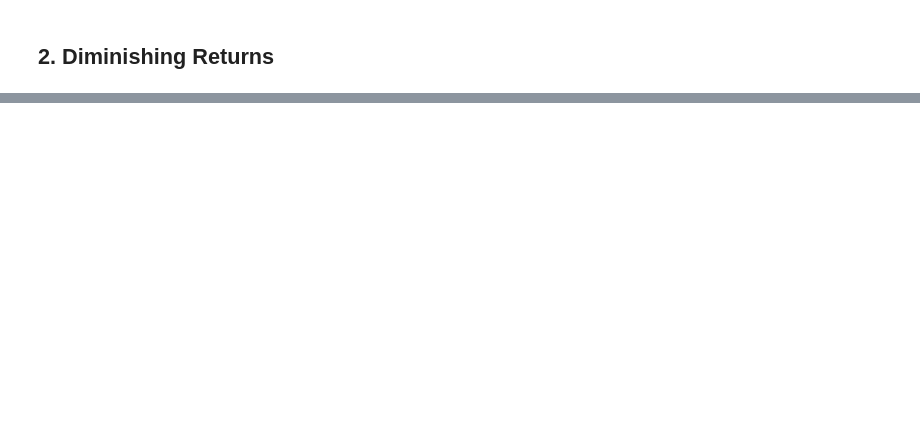
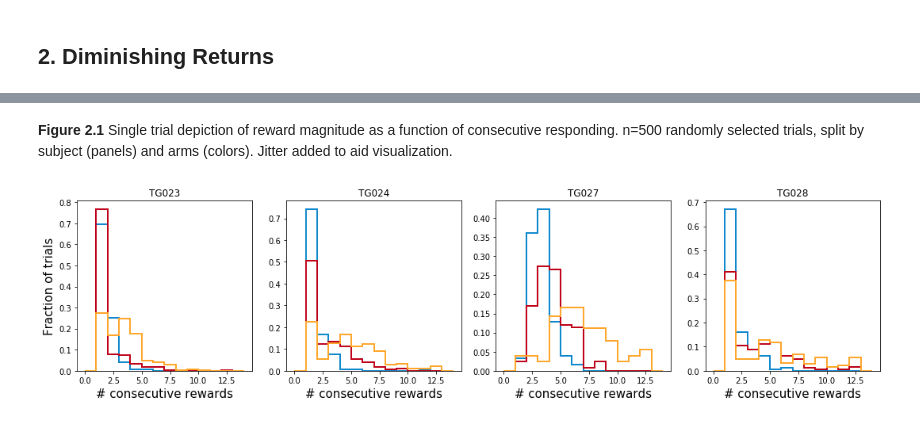
Before and after one commit to tsgouvea/3AF_report, a Jupyter notebook: 3AF_report.ipynb, the cells around one changed output, grey strips where cells are left out. Cells and saved outputs as stored; diff of their text form; code cells hidden in the pictures; blank space fills up the shorter version.

```diff
--- a/3AF_report.ipynb
+++ b/3AF_report.ipynb
@@ -348,0 +468,25 @@ In this variant, arms were visited in an experimenter-imposed sequence and rewar
+# %% [markdown]
+**Figure 2.1** Single trial depiction of reward magnitude as a function of consecutive responding. n=500 randomly selected trials, split by subject (panels) and arms (colors). Jitter added to aid visualization.
+# %%
+hf, ha = plt.subplots(1,len(listSubj),figsize=(15,4),sharex=True)#,sharey=True)
+
+for iSubj in range(len(listSubj)):
+    nameSubj=listSubj[iSubj]
+    ndxSubj=dfDeplt.subj==nameSubj
+    for iArm in list(set(dfDeplt[ndxSubj].arm)):
+        iArm=int(iArm)
+        ndxArm=np.logical_and(dfDeplt.arm==iArm,ndxSubj)
+
+        x=dfDeplt[ndxArm].nRews.values
+
+        x=x.clip(1,12)
+        ha[iSubj].hist(x,bins=np.arange(15),cumulative=False,density=True,histtype='step',color=colors[iArm],lw=2)
+
+    ha[iSubj].set_title(nameSubj)
+    if iSubj==0:
+        ha[iSubj].set_ylabel("Fraction of trials",fontsize=15)
+    ha[iSubj].set_xlabel("# consecutive rewards",fontsize=15)
+
+plt.tight_layout()
+# %% [output]
+[figure, added]
```
Also changed, not shown: parts of 21 cells of this notebook, 5 other files.
